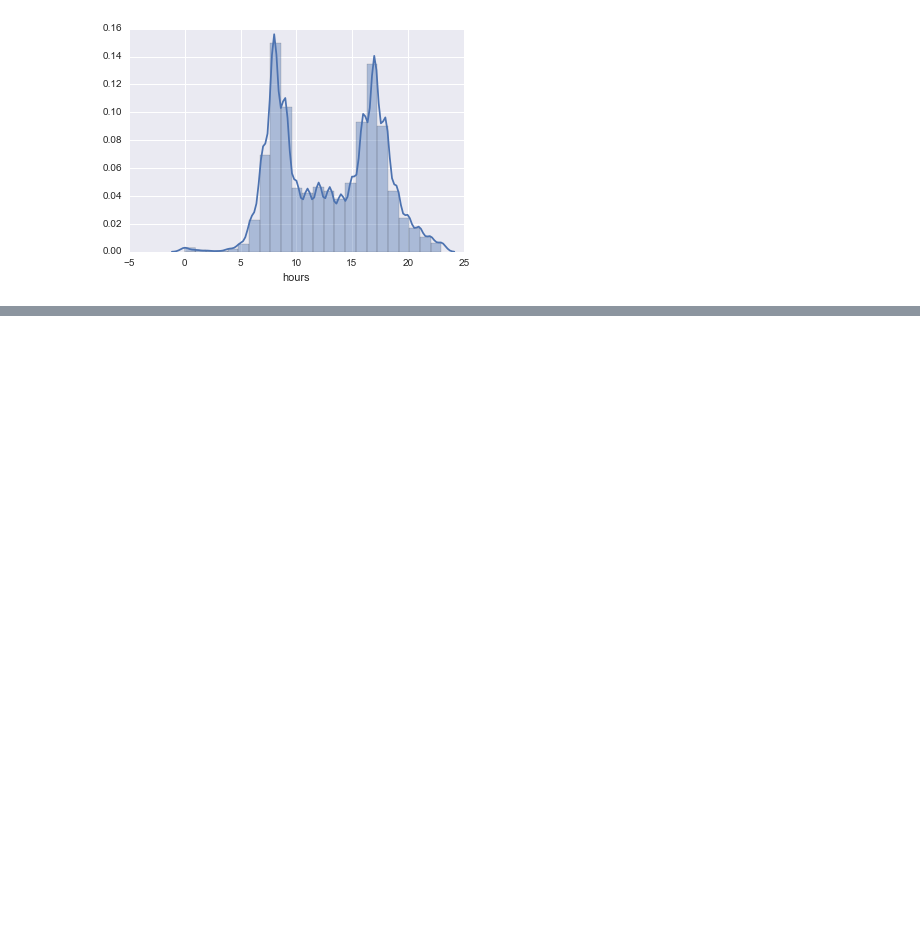
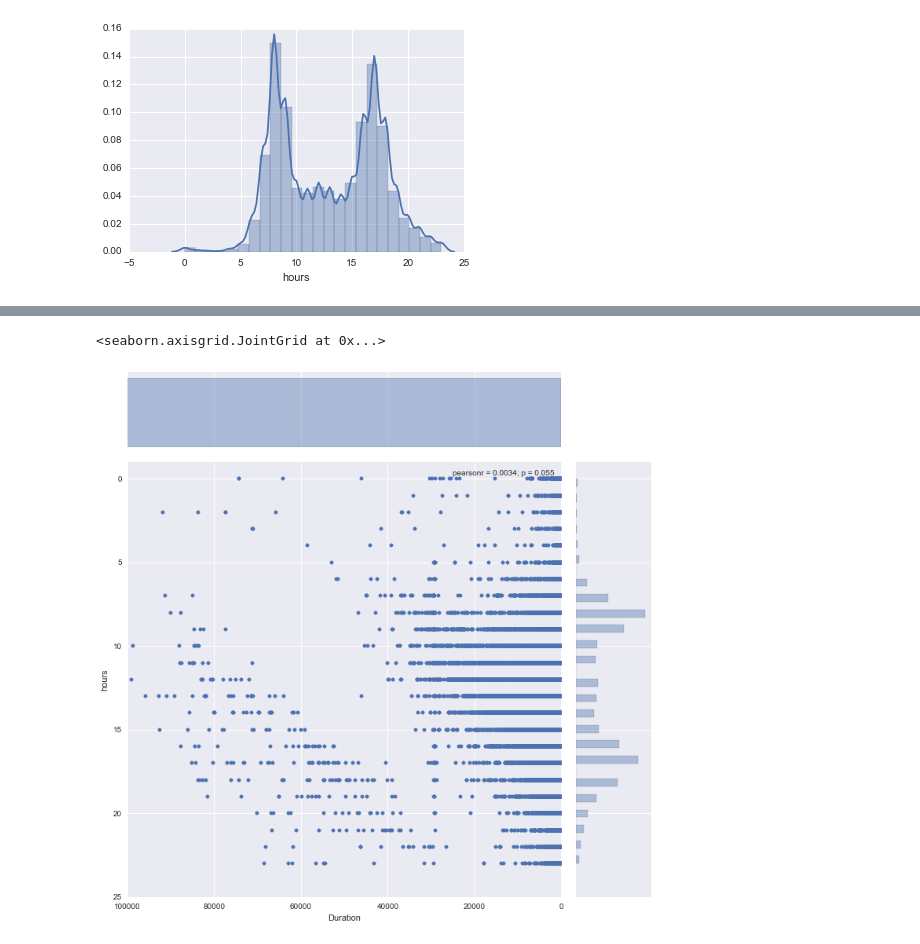
Before and after one commit to mattsarn/cycl.co, a Jupyter notebook: bike_sharing_analysis.ipynb, the cells around one changed output, grey strips where cells are left out. Drawn from its saved outputs; the diff is of its cells as text; code cells hidden in the pictures; blank space fills up the shorter version.

```diff
--- a/bike_sharing_analysis.ipynb
+++ b/bike_sharing_analysis.ipynb
@@ -254,0 +234,6 @@ plt.hist(features['day_of_week'], bins=6)
+# %%
+#plt.scatter(features.distance_start_stop, features.hours)
+sns.jointplot(features.Duration, features.hours, kind='scatter', size=10, xlim={-1, 100000}, ylim={-1,25})
+# %% [output]
+<seaborn.axisgrid.JointGrid at 0x...>
+[figure, added]
```
Also changed, not shown: parts of 9 cells of this notebook.
